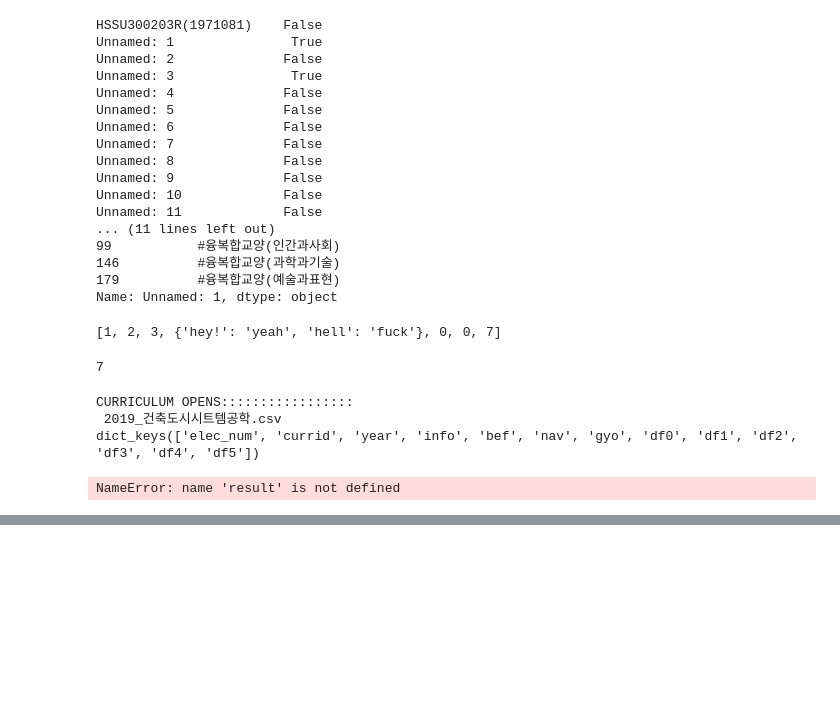
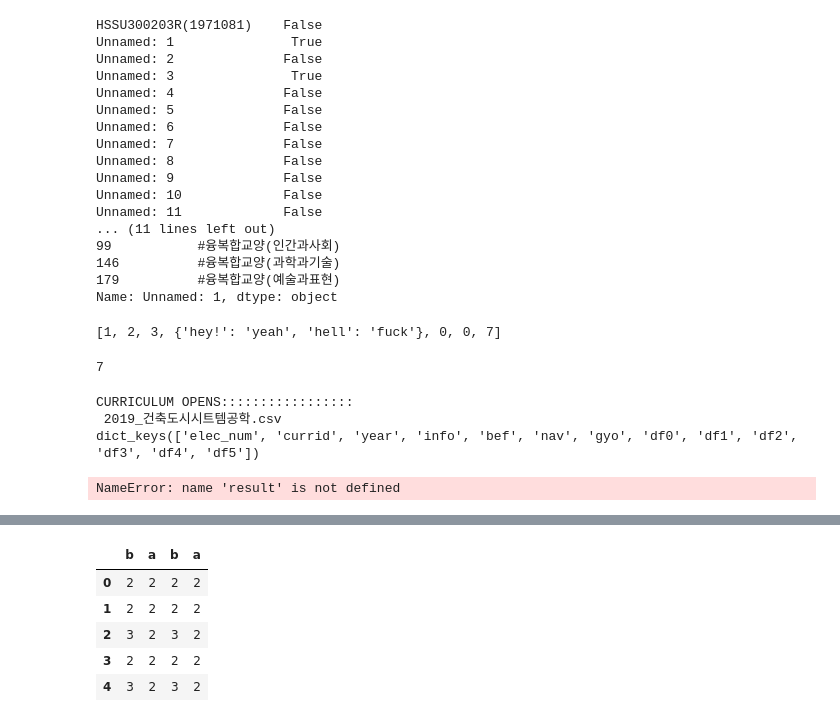
Before and after one commit to Curri4You/Parser, a Jupyter notebook: exploreing_.ipynb, the cells around one changed output, grey strips where cells are left out. Cells and saved outputs as stored; diff of their text form; code cells hidden in the pictures; blank space fills up the shorter version.

```diff
--- a/exploreing_.ipynb
+++ b/exploreing_.ipynb
@@ -413,0 +439,2 @@ for curri in curriculums
+# %%
+k=pd.concat((pd.DataFrame([[1,2],[2,2],[3,3],[2,2],[3,3]],columns=['a','b'])['b'],pd.DataFrame([2]*5,columns=['a'])),axis=1)
@@ -413,0 +485,9 @@ for curri in curriculums
+# %%
+pd.concat((k,k),axis=1)
+# %% [output]
+|  | b | a | b | a |
+| 0 | 2 | 2 | 2 | 2 |
+| 1 | 2 | 2 | 2 | 2 |
+| 2 | 3 | 2 | 3 | 2 |
+| 3 | 2 | 2 | 2 | 2 |
+| 4 | 3 | 2 | 3 | 2 |
```
Also changed, not shown: parts of 7 cells of this notebook, 8 other files.
